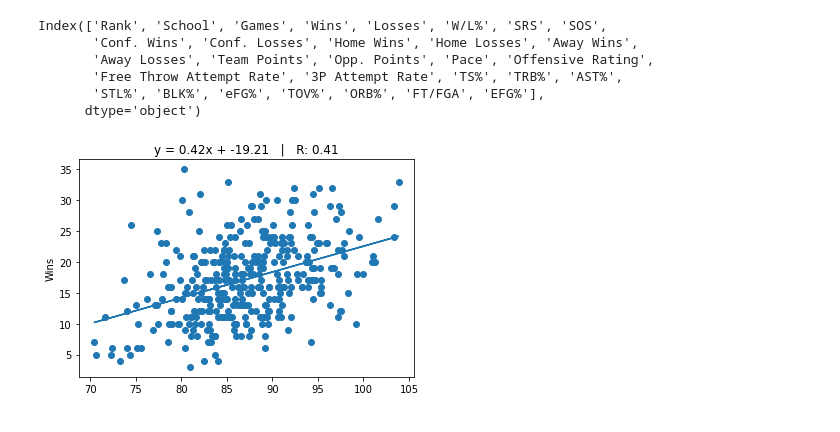
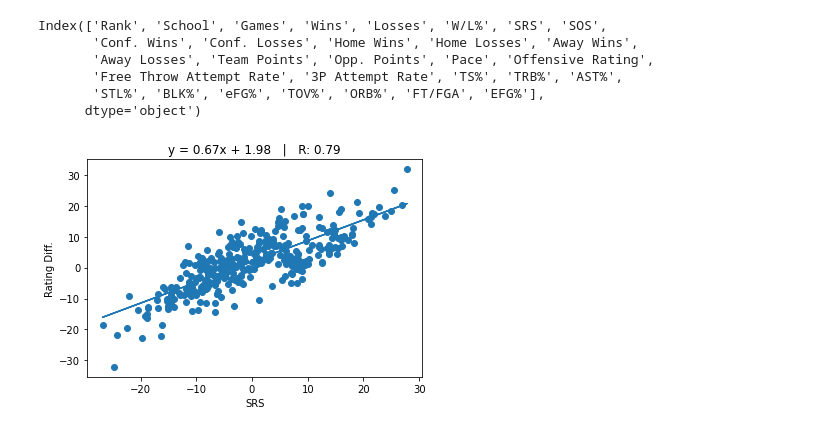
Before and after one commit to jacobdv/march-madness, a Jupyter notebook: 2019/2019_NCAA_Calculations.ipynb, the cells around one changed output. Cells and saved outputs as stored; diff of their text form; code cells hidden in the pictures.

```diff
--- a/2019/2019_NCAA_Calculations.ipynb
+++ b/2019/2019_NCAA_Calculations.ipynb
@@ -129,6 +129,7 @@ key_stats = pd.DataFrame()
 key_stats["School"] = ncaa["School"]
 key_stats["Wins"] = ncaa["Wins"]
 key_stats["Losses"] = ncaa["Losses"]
+key_stats["SRS"] = ncaa_adv["SRS"]
 key_stats["TRB%"] = round(100 * ncaa_adv["TRB%"], 2)
 key_stats["Diff."] = round((ncaa["Team Points"]-ncaa["Opp. Points"])/ncaa["Games"],2)
 key_stats["AST"] = ncaa["AST"]
@@ -140,5 +141,5 @@ key_stats["Opp. Off. Rating"] = ncaa_opp_adv["Offensive Rating"]
 #key_stats = key_stats[key_stats["Wins"] > key_stats["Losses"]]
 
 # Sorts Values
-key_stats.sort_values("School", ascending=True)
+key_stats.sort_values("SRS", ascending=False)
 # %% [output]
@@ -199,15 +200,16 @@ Index(['Rank', 'School', 'Games', 'Wins', 'Losses', 'W/L%', 'SRS', 'SOS',
 # %%
 key_stats.sort_values("School", ascending=True)
 algorithms.sort_values("School", ascending = True)
-x = algorithms["Version Three*"] # Change this one.
-y = ncaa["Wins"]
+x = key_stats["SRS"] # Change this one.
+y = key_stats["Rating Diff."]
 plt.scatter(x,y)
 slope,intercept,rvalue,pvalue,stderr = stats.linregress(x,y)
 regression_line = slope * x + intercept
 equation = f"y = {round(slope,2)}x + {round(intercept,2)}"
 plt.plot(x, regression_line)
-plt.ylabel("Wins")
+plt.ylabel("Rating Diff.")
+plt.xlabel("SRS")
 plt.title(f"{equation}   |   R: {round(rvalue,2)}")
 plt.show()
 # %% [output]
-[figure, old version]
+[figure, new version]
```
Also changed, not shown: parts of 2 cells of this notebook.
